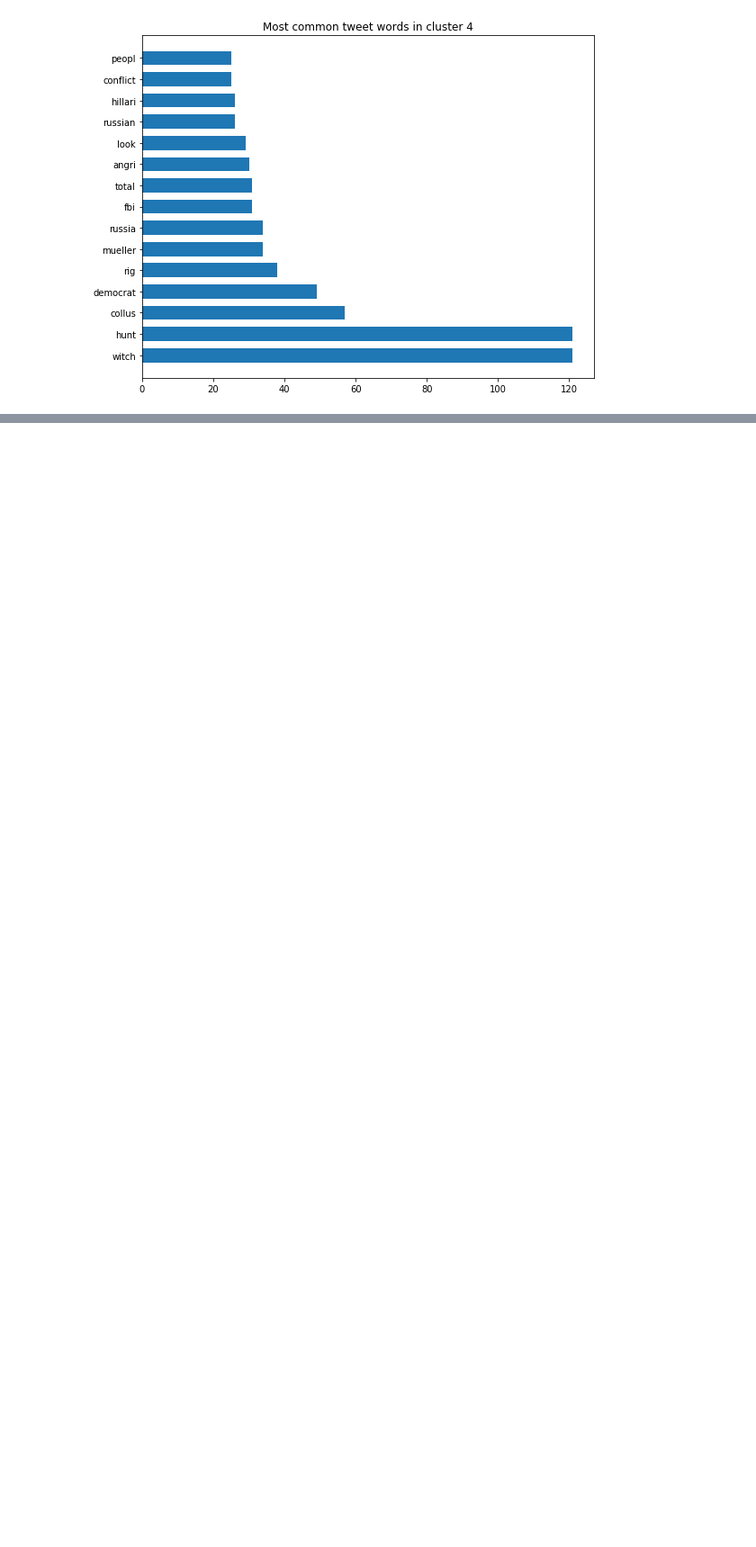
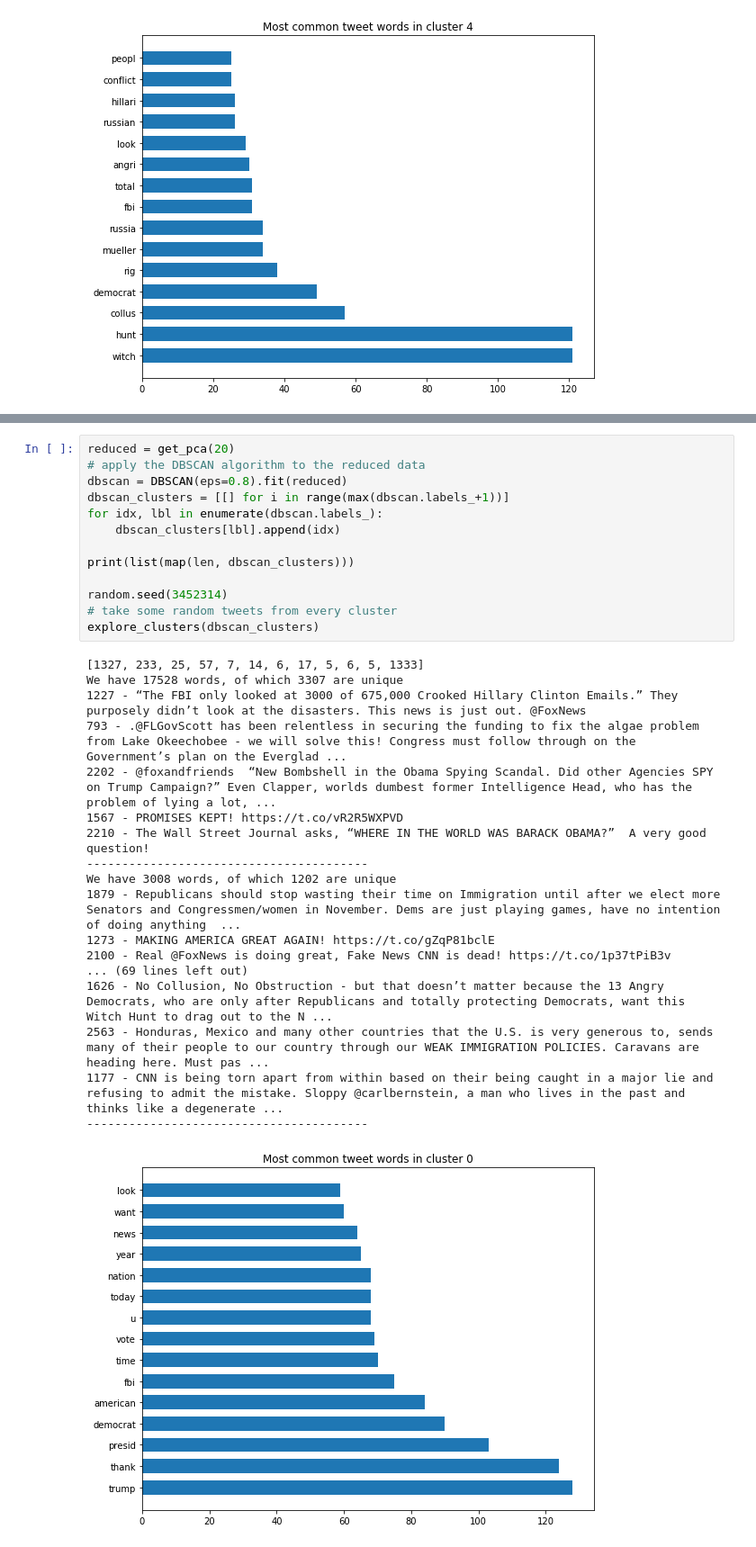
Before and after one commit to RojerGS/DataScience, a Jupyter notebook: TrumpTweetsClustering/oneHotPCA.ipynb, the cells around one changed output, grey strips where cells are left out. Shown at 90% size. Drawn from its saved outputs; the diff is of its cells as text; blank space fills up the shorter version.

```diff
--- a/TrumpTweetsClustering/oneHotPCA.ipynb
+++ b/TrumpTweetsClustering/oneHotPCA.ipynb
@@ -334,0 +404,32 @@ We have 1064 words, of which 632 are unique
+# %%
+reduced = get_pca(20)
+# apply the DBSCAN algorithm to the reduced data
+dbscan = DBSCAN(eps=0.8).fit(reduced)
+dbscan_clusters = [[] for i in range(max(dbscan.labels_+1))]
+for idx, lbl in enumerate(dbscan.labels_):
+    dbscan_clusters[lbl].append(idx)
+
+print(list(map(len, dbscan_clusters)))
+
+random.seed(3452314)
+# take some random tweets from every cluster
+explore_clusters(dbscan_clusters)
+# %% [output]
+[1327, 233, 25, 57, 7, 14, 6, 17, 5, 6, 5, 1333]
+We have 17528 words, of which 3307 are unique
+1227 - “The FBI only looked at 3000 of 675,000 Crooked Hillary Clinton Emails.” They purposely didn’t look at the disasters. This news is just out. @FoxNews
+793 - .@FLGovScott has been relentless in securing the funding to fix the algae problem from Lake Okeechobee - we will solve this! Congress must follow through on the Government’s plan on the Everglad ...
+2202 - @foxandfriends  “New Bombshell in the Obama Spying Scandal. Did other Agencies SPY on Trump Campaign?” Even Clapper, worlds dumbest former Intelligence Head, who has the problem of lying a lot, ...
+1567 - PROMISES KEPT! https://t.co/vR2R5WXPVD
+2210 - The Wall Street Journal asks, “WHERE IN THE WORLD WAS BARACK OBAMA?”  A very good question!
+----------------------------------------
+We have 3008 words, of which 1202 are unique
+1879 - Republicans should stop wasting their time on Immigration until after we elect more Senators and Congressmen/women in November. Dems are just playing games, have no intention of doing anything  ...
+1273 - MAKING AMERICA GREAT AGAIN! https://t.co/gZqP81bclE
+2100 - Real @FoxNews is doing great, Fake News CNN is dead! https://t.co/1p37tPiB3v
+... (69 lines left out)
+1626 - No Collusion, No Obstruction - but that doesn’t matter because the 13 Angry Democrats, who are only after Republicans and totally protecting Democrats, want this Witch Hunt to drag out to the N ...
+2563 - Honduras, Mexico and many other countries that the U.S. is very generous to, sends many of their people to our country through our WEAK IMMIGRATION POLICIES. Caravans are heading here. Must pas ...
+1177 - CNN is being torn apart from within based on their being caught in a major lie and refusing to admit the mistake. Sloppy @carlbernstein, a man who lives in the past and thinks like a degenerate ...
+----------------------------------------
+[figure, added]
```
Also changed, not shown: parts of 5 cells of this notebook, 3 other files.
